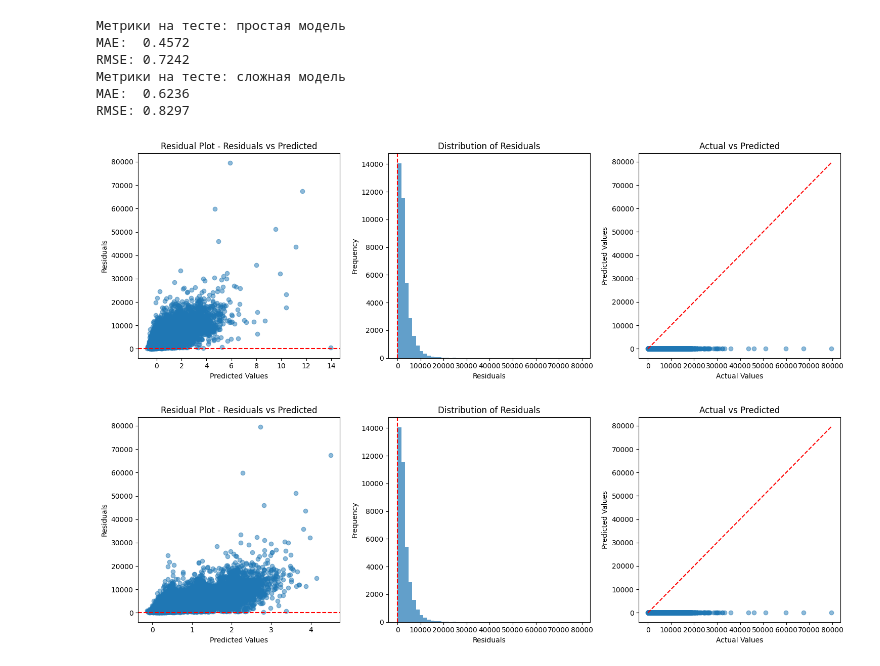
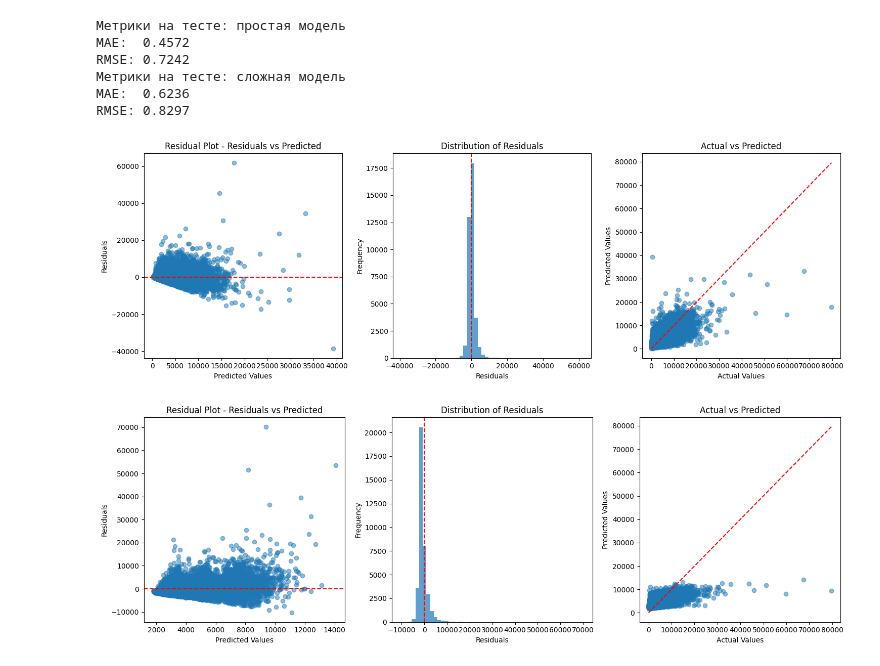
Before and after one commit to Carobogasgol/ml_2025_labs_fall, a Jupyter notebook: lab1_ml/insurance_pred.ipynb, the cells around one changed output. Saved outputs shown, nothing was run; the diff lists cells and outputs as text; code cells hidden in the pictures.

```diff
--- a/lab1_ml/insurance_pred.ipynb
+++ b/lab1_ml/insurance_pred.ipynb
@@ -383,38 +383,38 @@ def plot_residuals(y_true, y_pred, title="Residual Plot"):
 
     plt.subplot(1, 3, 1)
     plt.scatter(y_pred, residuals, alpha=0.5)
     plt.axhline(y=0, color='red', linestyle='--')
     plt.xlabel('Predicted Values')
     plt.ylabel('Residuals')
     plt.title(f'{title} - Residuals vs Predicted')
 
     plt.subplot(1, 3, 2)
     plt.hist(residuals, bins=50, alpha=0.7)
     plt.axvline(x=0, color='red', linestyle='--')
     plt.xlabel('Residuals')
     plt.ylabel('Frequency')
     plt.title('Distribution of Residuals')
 
     plt.subplot(1, 3, 3)
     plt.scatter(y_true, y_pred, alpha=0.5)
     # Линия идеальных предсказаний
     max_val = max(y_true.max(), y_pred.max())
     min_val = min(y_true.min(), y_pred.min())
     plt.plot([min_val, max_val], [min_val, max_val], 'red', linestyle='--')
     plt.xlabel('Actual Values')
     plt.ylabel('Predicted Values')
     plt.title('Actual vs Predicted')
 
     plt.tight_layout()
     plt.show()
 
 
-plot_residuals(y_test, test_predictions_sm)
+plot_residuals(y_test, scaler.inverse_transform(test_predictions_sm))
 # %% [output]
-[figure, old version]
+[figure, new version]
 # %%
-plot_residuals(y_test, test_predictions_cm)
+plot_residuals(y_test, scaler.inverse_transform(test_predictions_cm))
 # %% [output]
-[figure, old version]
+[figure, new version]
 # %%
 # По графикам видно, что модели (особенно "сложная") систематически выдают результат больше истинного(распределение остатков смещено вправо)
```
